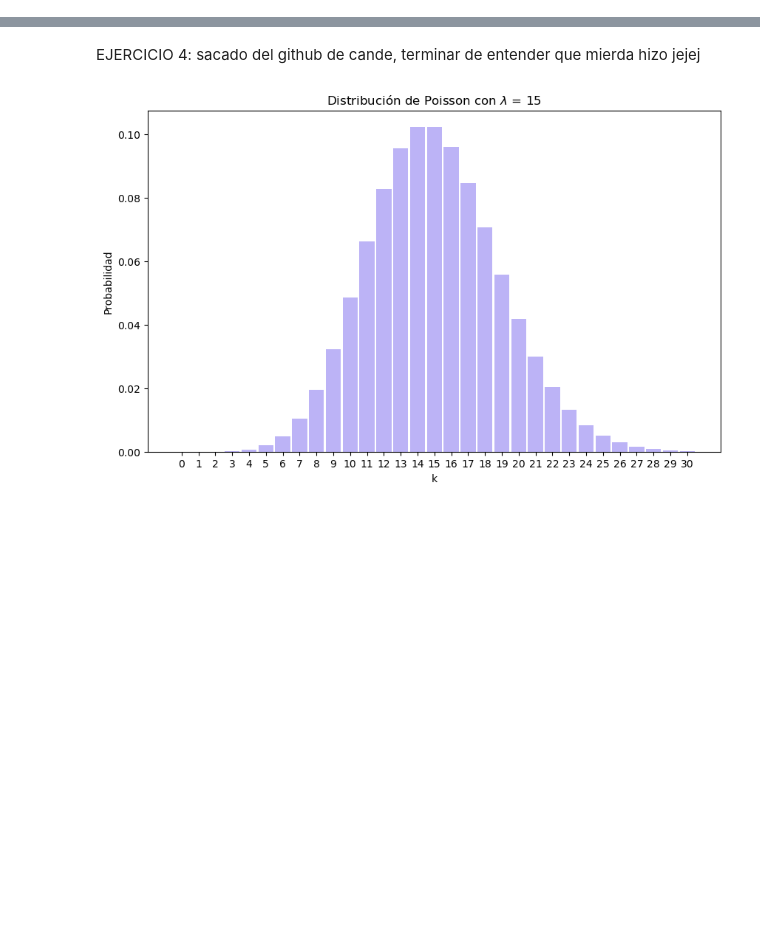
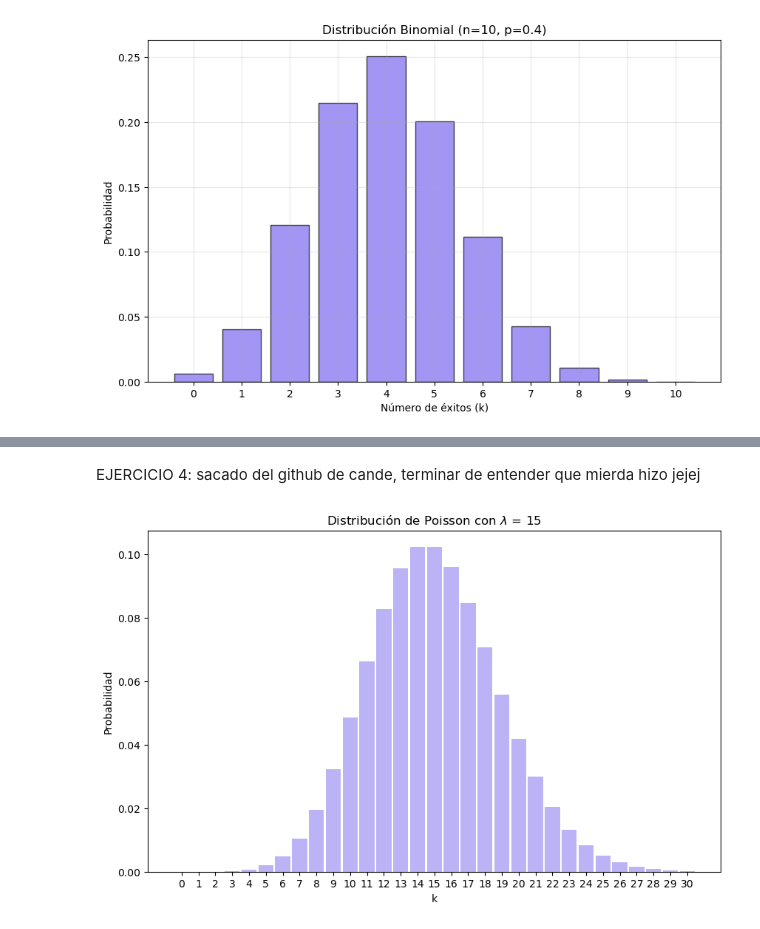
Before and after one commit to shulypuddu/astrometria, a Jupyter notebook: practico_2/pr2.ipynb, the cells around one changed output, grey strips where cells are left out. Saved outputs shown, nothing was run; the diff lists cells and outputs as text; code cells hidden in the pictures; blank space fills up the shorter version.

```diff
--- a/practico_2/pr2.ipynb
+++ b/practico_2/pr2.ipynb
@@ -4,47 +4,55 @@ import matplotlib.pyplot as plt
 import scipy.stats as st
 import math
 # %%
-#Definicion de funcion varianza
-def varianza(x):
-    x0=np.mean(x)
-    n=len(x)
-    sum=0
-    for i in range(n):
-        sum+=(x0-x[i])**2
-    return np.sqrt(sum/(n-1))
+def chi2(O,E):
+    """
+    --Parametros--
+    Ambos objetos son listas y deben ser del mismo largo m
+    O: de la muestra
+    E: de la distribución teórica
 
-def bootstrap(x, func, m=1000):
+    --Retorna--
+    suma de las desviaciones cuadradas entre O y E normalizadas por E
+    """
+    chi2=0
+
+    for i in range(len(O)):
+        if E[i]!=0:
+            chi2+=(O[i]-E[i])**2/E[i]
+    return chi2
+
+def binomial(n, p, k_max):
     """
     --Parámetros--
-
-    x=datos
-    func=estadistico que quiero calcular
-    m=cantidad de veces que se va a realizar el bootstrap
+    n: número de ensayos
+    p: probabilidad de éxito
+    k_max: número máximo de éxitos a evaluar
 
     --Retorna--
-    un remuestreo evaluado de la funcion
+    Lista con las probabilidades para k = 0, 1, 2, ..., k_max-1
     """
-    _y = np.zeros(m)
-    for i in range(m):
-        _x=np.random.choice(x,size=len(x),replace=True)
-        _y[i]= func(_x)
+    y = []
+    for k in range(0, k_max):  # Cambio: empezar desde 0, no desde 1
+        if k <= n:  # Solo calcular si k <= n (no puedes tener más éxitos que ensayos)
+            prob = math.comb(n, k) * (p ** k) * ((1 - p) ** (n - k))
+            y.append(prob)
+        else:
+            y.append(0)  # Probabilidad 0 si k > n
+    return y
 
-    return _y
+# Calcular las probabilidades
+n, p, k_max = 10, 0.4, 11
+teorica_dens = binomial(n, p, k_max)
 
-def bootstrap_confianza(x, func,alpha=0.05 ,m=1000):
-    """
-
-    """
-
-    _y = np.zeros(m)
-    for i in range(m):
-        _x=np.random.choice(x,size=len(x),replace=True)
-        _y[i]= func(_x)
-
-
-
-
-
-datos = np.random.normal(loc=0, scale=1, size=100)
-
-var = varianza(datos)
+# Graficar
+k_values = range(k_max)
+plt.figure(figsize=(10, 6))
+plt.bar(k_values, teorica_dens, alpha=0.7, color='mediumslateblue', edgecolor='black')
+plt.xlabel('Número de éxitos (k)')
+plt.ylabel('Probabilidad')
+plt.title(f'Distribución Binomial (n={n}, p={p})')
+plt.xticks(k_values)
+plt.grid(True, alpha=0.3)
+plt.show()
+# %% [output]
+[figure, added]
```
Also changed, not shown: parts of 4 cells of this notebook, 10 other files.
